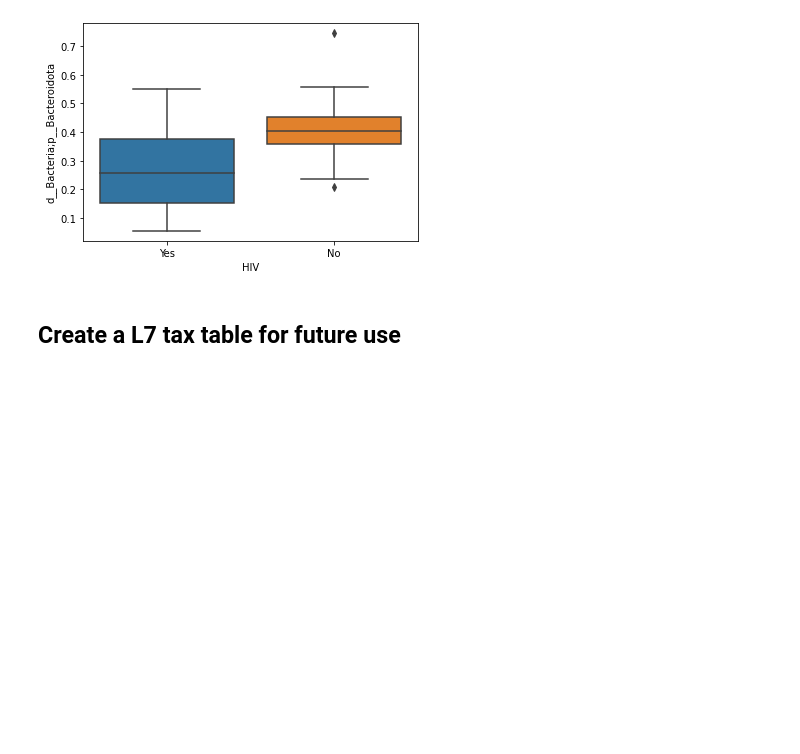
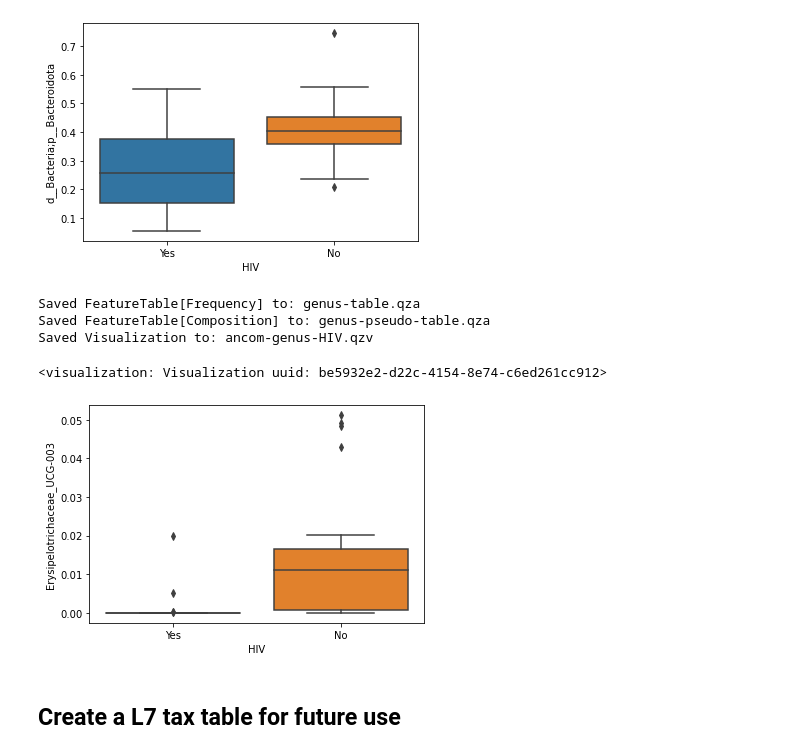
Before and after one commit to sterrettJD/HIV-microbiome, a Jupyter notebook: Analysis.ipynb, the cells around one changed output. Drawn from its saved outputs; the diff is of its cells as text; code cells hidden in the pictures; blank space fills up the shorter version.

Commit message:
genus ancom + setup gneiss

```diff
--- a/Analysis.ipynb
+++ b/Analysis.ipynb
@@ -340,3 +347,41 @@ sns.boxplot(x=metadata["HIV"],
 plt.show()
 # %% [output]
 [figure]
+# %%
+! qiime taxa collapse \
+--i-table noMito_noChloro-filtered-table.qza \
+--i-taxonomy taxonomy-silva.qza --p-level 6 \
+--o-collapsed-table genus-table.qza
+
+! qiime composition add-pseudocount \
+--i-table genus-table.qza \
+--o-composition-table genus-pseudo-table.qza
+
+! qiime composition ancom \
+--i-table genus-pseudo-table.qza \
+--m-metadata-file metadata.txt \
+--m-metadata-column HIV \
+--o-visualization ancom-genus-HIV.qzv
+# %% [output]
+Saved FeatureTable[Frequency] to: genus-table.qza
+Saved FeatureTable[Composition] to: genus-pseudo-table.qza
+Saved Visualization to: ancom-genus-HIV.qzv
+# %%
+viz = Visualization.load("ancom-genus-HIV.qzv")
+viz
+# %% [output]
+<visualization: Visualization uuid: be5932e2-d22c-4154-8e74-c6ed261cc912>
+# %%
+genus = Artifact.load("genus-table.qza").view(pd.DataFrame)
+
+#convert to relative abundances
+genus_mat = np.matrix(genus)
+genus_mat /= np.sum(genus_mat, axis=1)
+genus = pd.DataFrame(genus_mat, index=genus.index, columns=genus.columns)
+# %%
+ax = sns.boxplot(x=metadata["HIV"],
+            y=genus["d__Bacteria;p__Firmicutes;c__Bacilli;o__Erysipelotrichales;f__Erysipelatoclostridiaceae;g__Erysipelotrichaceae_UCG-003"])
+ax.set_ylabel("Erysipelotrichaceae_UCG-003")
+plt.show()
+# %% [output]
+[figure, added]
```
Also changed, not shown: parts of 4 cells of this notebook.
